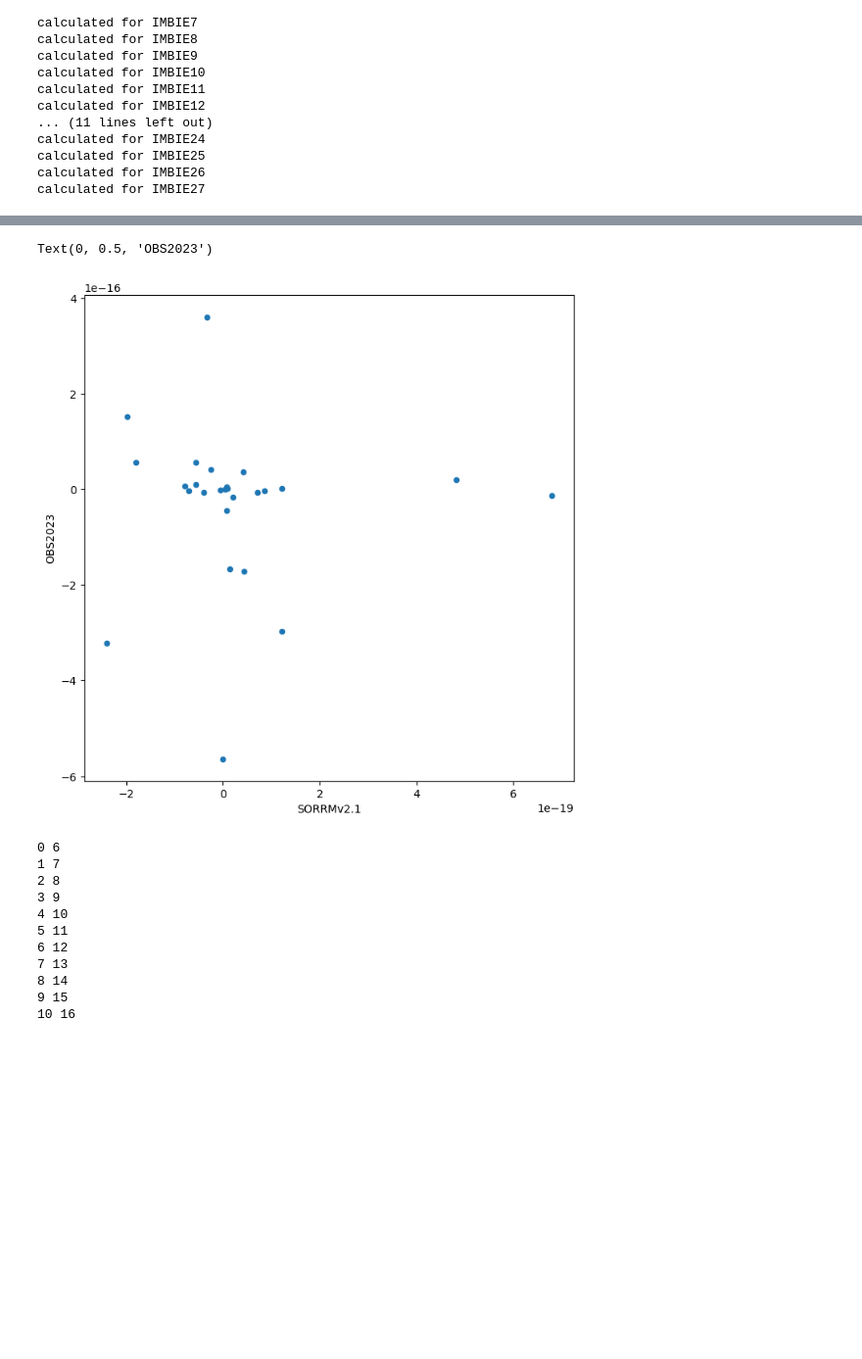
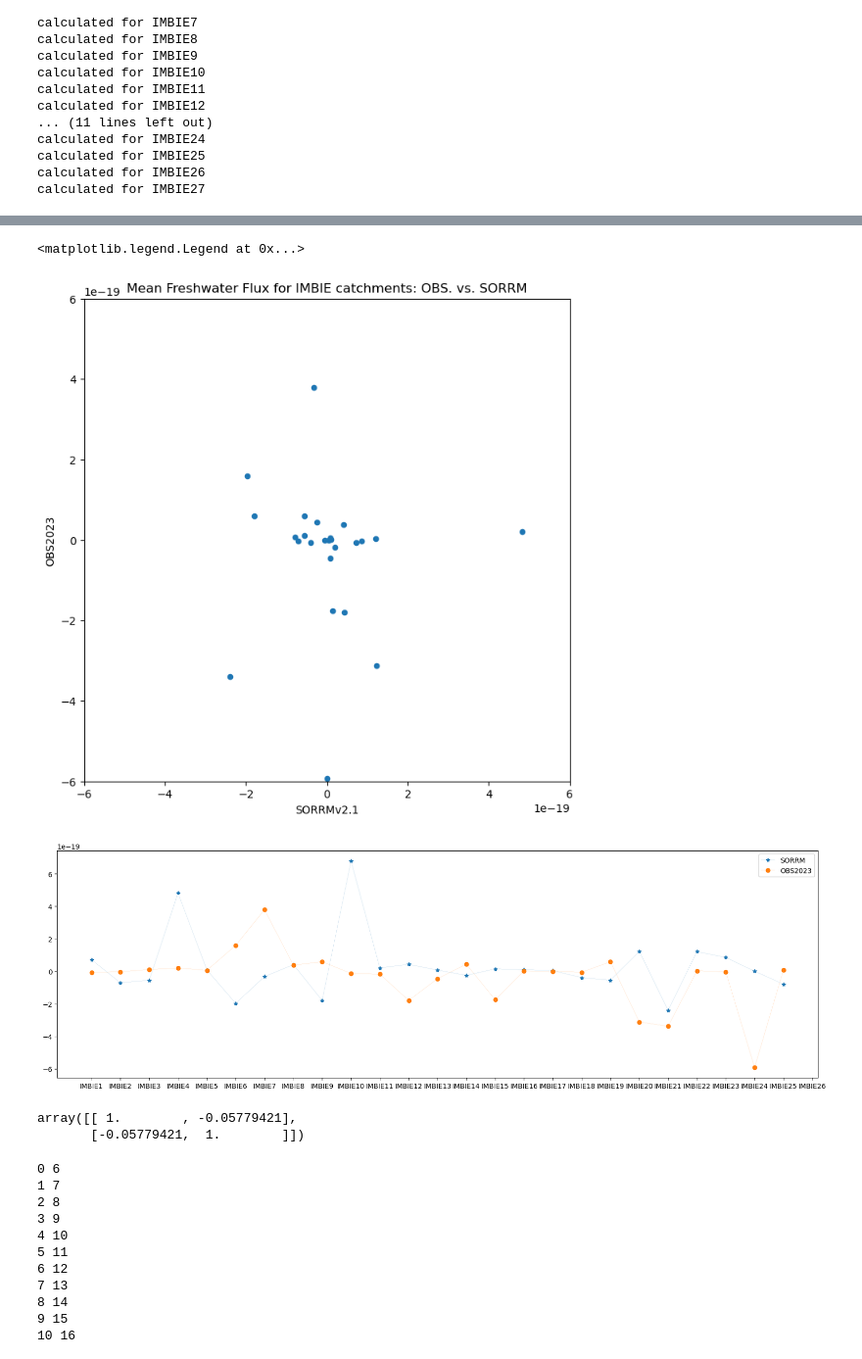
Before and after one commit to mshiv/aislens_emulation, a Jupyter notebook: notebooks/21-sm-bias-correction.ipynb, the cells around one changed output, grey strips where cells are left out. Shown at 98% size. Saved outputs shown, nothing was run; the diff lists cells and outputs as text; code cells hidden in the pictures; blank space fills up the shorter version.

```diff
--- a/notebooks/21-sm-bias-correction.ipynb
+++ b/notebooks/21-sm-bias-correction.ipynb
@@ -340,5 +336,5 @@ ds_sorrm = ds_np
 ds_obsrv = np.load(inDirName+DIR_interim+"Paolo2023/imbie_iceshelf_mean_fluxrates_RGRS.npy")*rho_fw/sec_per_yr
 # %%
 ds_sorrm = np.load(inDirName+DIR_interim+"SORRMv2.1.ISMF/imbie_iceshelf_mean_fluxrates_SORRM.npy") # *rho_fw/sec_per_yr
-ds_obsrv = np.load(inDirName+DIR_interim+"Paolo2023/imbie_iceshelf_mean_fluxrates_OBS23.npy")*rho_fw/sec_per_yr
+ds_obsrv = np.load(inDirName+DIR_interim+"Paolo2023/imbie_iceshelf_mean_fluxrates_OBS23.npy")/sec_per_yr
 # %%
@@ -391,22 +403,47 @@ plt.legend()
 # %%
 plt.figure(figsize=(8,8))
 plt.scatter(ds_sorrm, ds_obsrv, s=20)
 plt.xlabel("SORRMv2.1")
 plt.ylabel("OBS2023")
 #plt.xlim(-0.0001,0.0001)
 #plt.ylim(-0.0001,0.0001)
 #plt.xscale('log')
 #plt.yscale('log')
 
+plt.title("Mean Freshwater Flux for IMBIE catchments: OBS. vs. SORRM")
+plt.xlim(-6e-19,6e-19)
+plt.ylim(-6e-19,6e-19)
+
+
+plt.figure(figsize=(20,6))
+my_xticks = icems.name[6:33]
+plt.xticks(range(0,27), my_xticks)
+plt.plot(ds_sorrm[1:-1],marker='*',lw=0.1,label='SORRM')
+plt.plot(ds_obsrv[1:-1],marker='o',lw=0.1,label='OBS2023')
+plt.legend()
+#plt.xlabel("SORRMv2.1")
+#plt.ylabel("OBS2023")
+#plt.xlim(-0.0001,0.0001)
+#plt.ylim(-0.0001,0.0001)
+#plt.xscale('log')
+#plt.yscale('log')
+
 #plt.xlim(-4e-19,4e-19)
 #plt.ylim(-4e-19,4e-19)
 # %% [output]
-Text(0, 0.5, 'OBS2023')
+<matplotlib.legend.Legend at 0x...>
-[figure, old version]
+[figure, new version]
+[figure, added]
 # %%
 ds_np_dedrafted = np.load(inDirName+DIR_interim+"Paolo2023/imbie_iceshelf_mean_fluxrates.npy")
 # %%
 flux_clean = xr.open_dataset(inDirName+DIR_interim+
+# %%
+r = np.corrcoef(ds_obsrv[5:-5], ds_sorrm[5:-5])
+r
+# %% [output]
+array([[ 1.        , -0.05779421],
+       [-0.05779421,  1.        ]])
 # %%
 # IMBIE ice shelves = 6 to 32
 for i,isnum in enumerate(range(6,33)):
```
Also changed, not shown: parts of 13 cells of this notebook, 3 other files.
